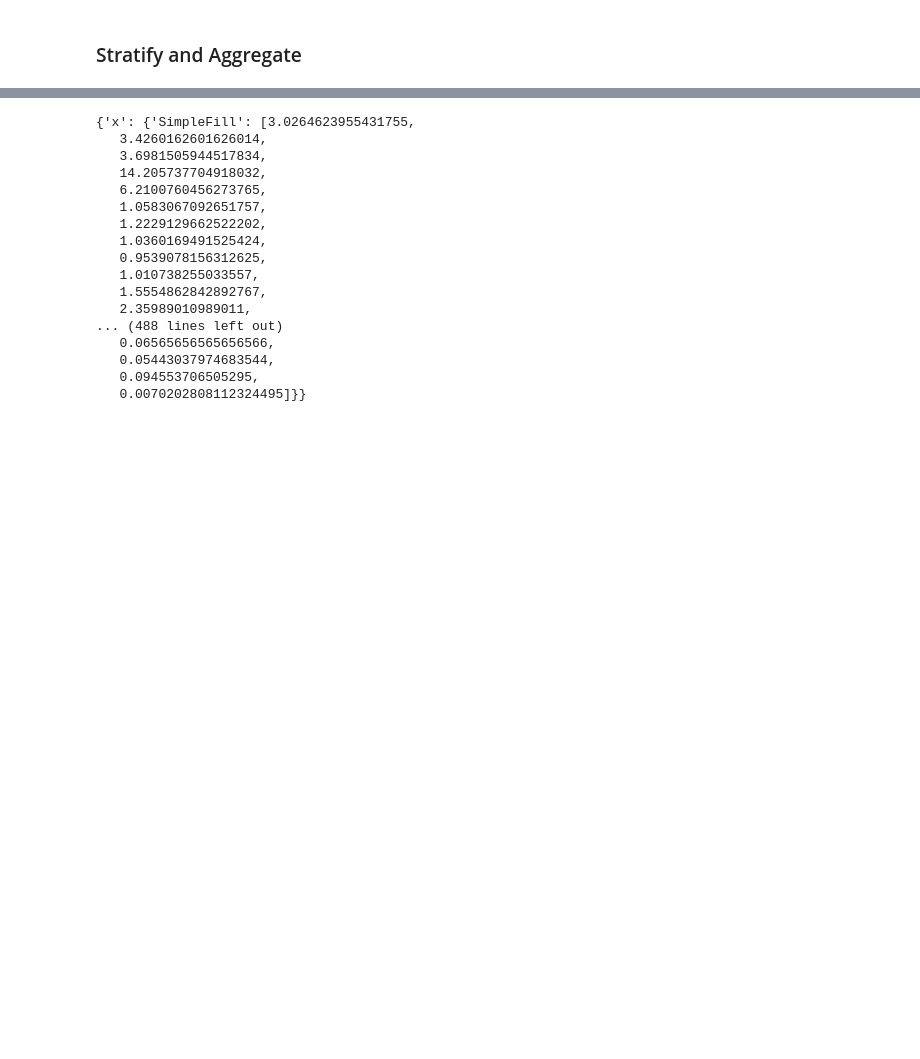
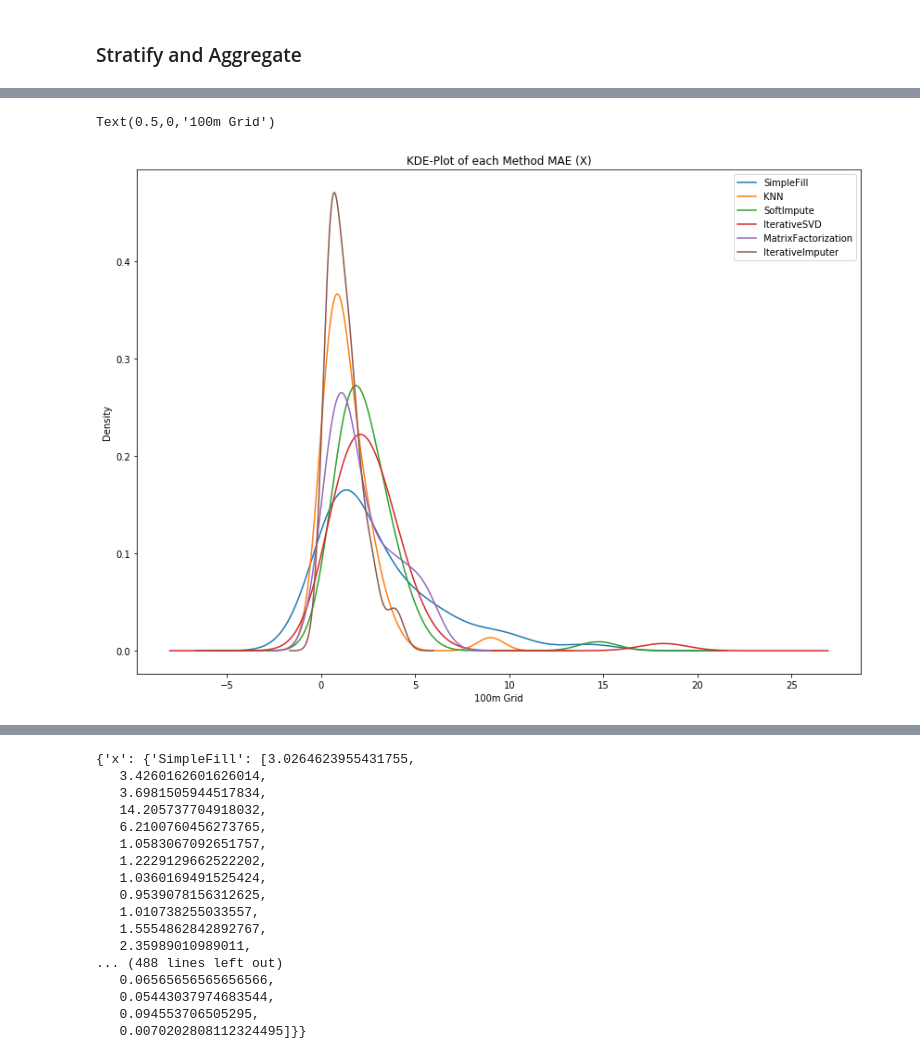
Before and after one commit to ajal8/DP_Project, a Jupyter notebook: Data_Prepration.ipynb, the cells around one changed output, grey strips where cells are left out. Drawn from its saved outputs; the diff is of its cells as text; code cells hidden in the pictures; blank space fills up the shorter version.

Commit message:
add mae analysis and kde plot

```diff
--- a/Data_Prepration.ipynb
+++ b/Data_Prepration.ipynb
@@ -446,7 +446,7 @@ def create_animation(data_in, user_number, algo_name):
 users_traces = [frame for user, frame in gps_data_time[['user_id', 'time_s', 'time_d',
                                                         'x_grid', 'y_grid']].groupby('user_id')]
 # len(begin_time) == number of users
-mse = {'x':{'SimpleFill':[], 'KNN':[], 'SoftImpute':[], 'IterativeSVD':[], 'MatrixFactorization':[], 'IterativeImputer':[]},
+mae = {'x':{'SimpleFill':[], 'KNN':[], 'SoftImpute':[], 'IterativeSVD':[], 'MatrixFactorization':[], 'IterativeImputer':[]},
        'y':{'SimpleFill':[], 'KNN':[], 'SoftImpute':[], 'IterativeSVD':[], 'MatrixFactorization':[], 'IterativeImputer':[]}}
 for user_number in range(0, len(begin_time)):
     data_x, data_x_org, data_y, data_y_org = data_masker(users_traces, user_number, 'time_d', 'time_s', 'x_grid', 'y_grid', 0.1)
@@ -475,7 +475,11 @@ for user_number in range(0, len(begin_time)):
         data_xy = not_filled_to_df(data_x, data_y, 1)
         data_xy_org = not_filled_to_df(data_x_org, data_y_org, 0)
         labled_data = label_data(xy_filled_df, data_xy, data_xy_org, 'black', 'red', 'gold', 'green')
-        mse_x, mse_y = mae_calc(labled_data, 'masked', 'value_x_org', 'value_x', 'value_y_org', 'value_y')
-        mse['x'][filled_data[2]].append(mse_x)
-        mse['y'][filled_data[2]].append(mse_y)
+        mae_x, mae_y = mae_calc(labled_data, 'masked', 'value_x_org', 'value_x', 'value_y_org', 'value_y')
+        mae['x'][filled_data[2]].append(mae_x)
+        mae['y'][filled_data[2]].append(mae_y)
         create_animation(labled_data, user_number, filled_data[2])
+# %%
+# convert mse dict to dataframe
+x_mae = pd.DataFrame.from_dict(mae['x'], orient='index').transpose()
+y_mae = pd.DataFrame.from_dict(mae['y'], orient='index').transpose()
@@ -481,0 +506,6 @@ for user_number in range(0, len(begin_time)):
+# %%
+plot = x_mae.plot.kde(title="KDE-Plot of each Method MAE (X)", figsize=(14, 10)).set_xlabel("100m Grid")
+plot
+# %% [output]
+Text(0.5,0,'100m Grid')
+[figure, added]
```
Also changed, not shown: parts of 3 cells of this notebook.
